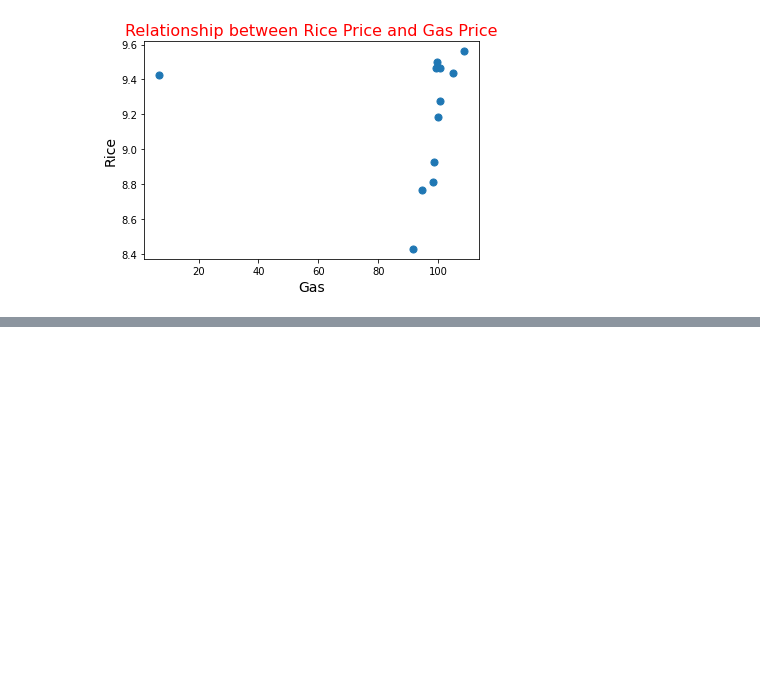
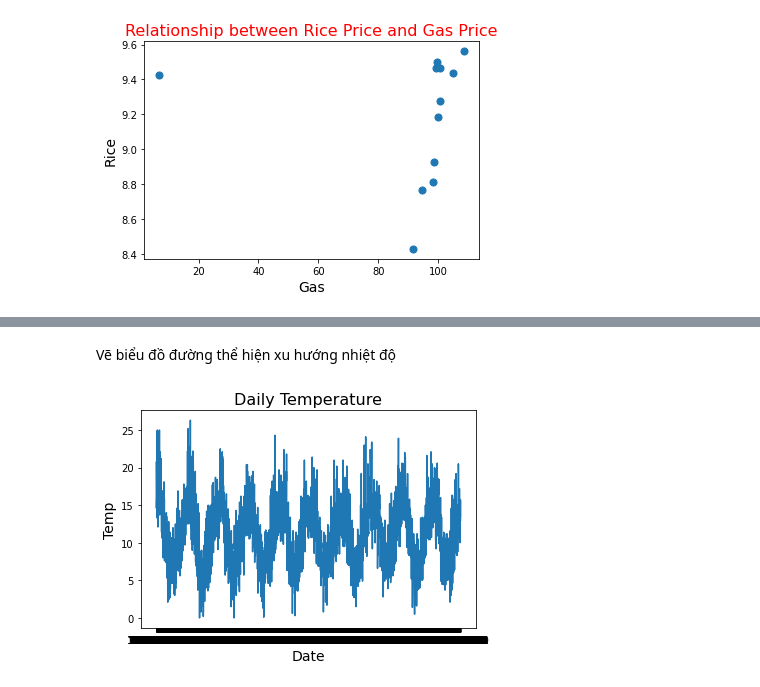
Before and after one commit to mark3000-010701/Dataanalyst, a Jupyter notebook: Thực_hành_Data_Visualization_1'_.ipynb, the cells around one changed output, grey strips where cells are left out. Drawn from its saved outputs; the diff is of its cells as text; code cells hidden in the pictures; blank space fills up the shorter version.

```diff
--- a/Thực_hành_Data_Visualization_1'_.ipynb
+++ b/Thực_hành_Data_Visualization_1'_.ipynb
@@ -71,0 +108,10 @@ plt.show()
+# %% [markdown]
+Vẽ biểu đồ đường thể hiện xu hướng nhiệt độ
+# %%
+plt.plot(df['Date'], df['Temp'])
+plt.title('Daily Temperature', fontsize = 16)
+plt.xlabel('Date', fontsize = 14)
+plt.ylabel('Temp', fontsize = 14)
+plt.show()
+# %% [output]
+[figure, added]
```
Also changed, not shown: parts of 10 cells of this notebook.
